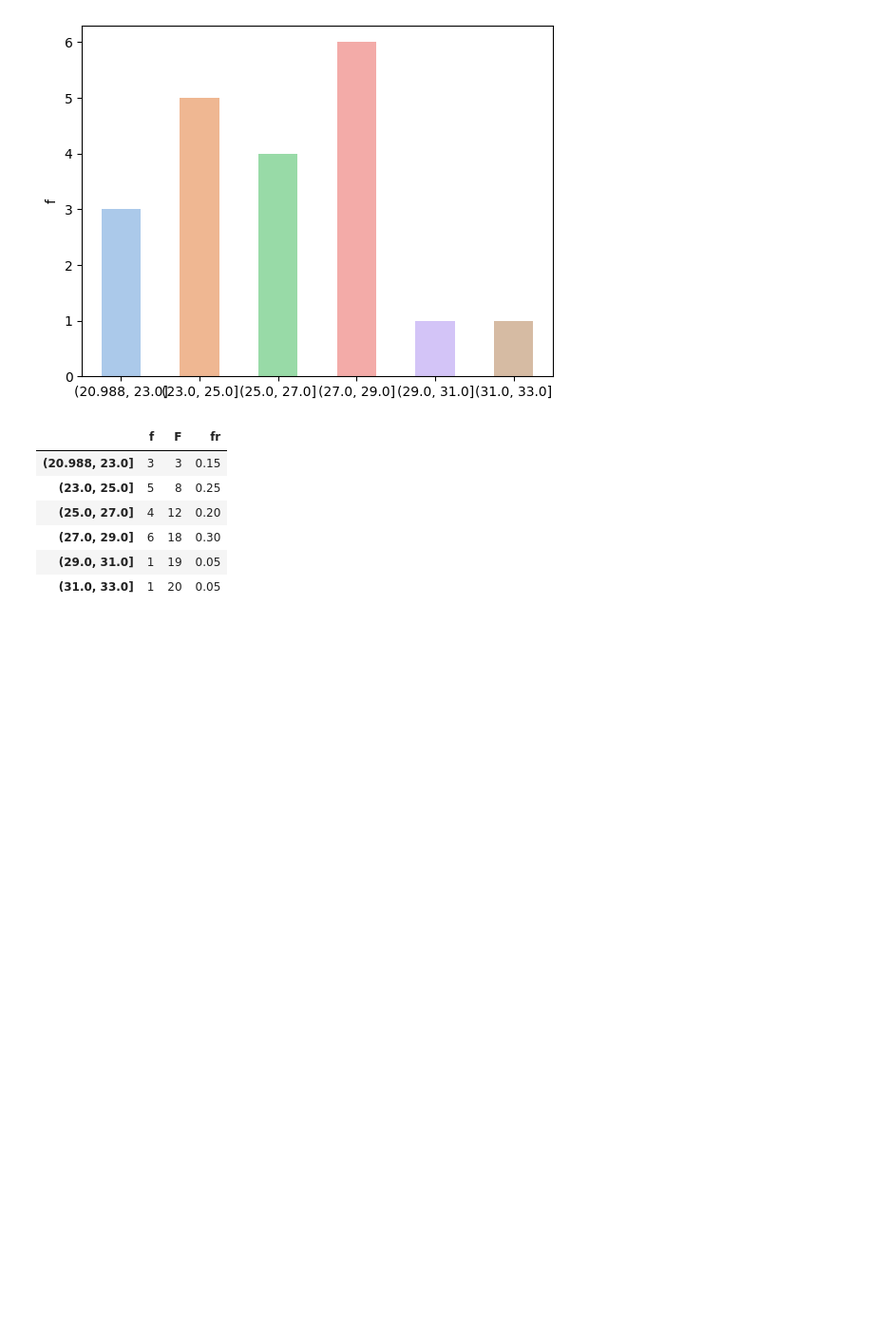
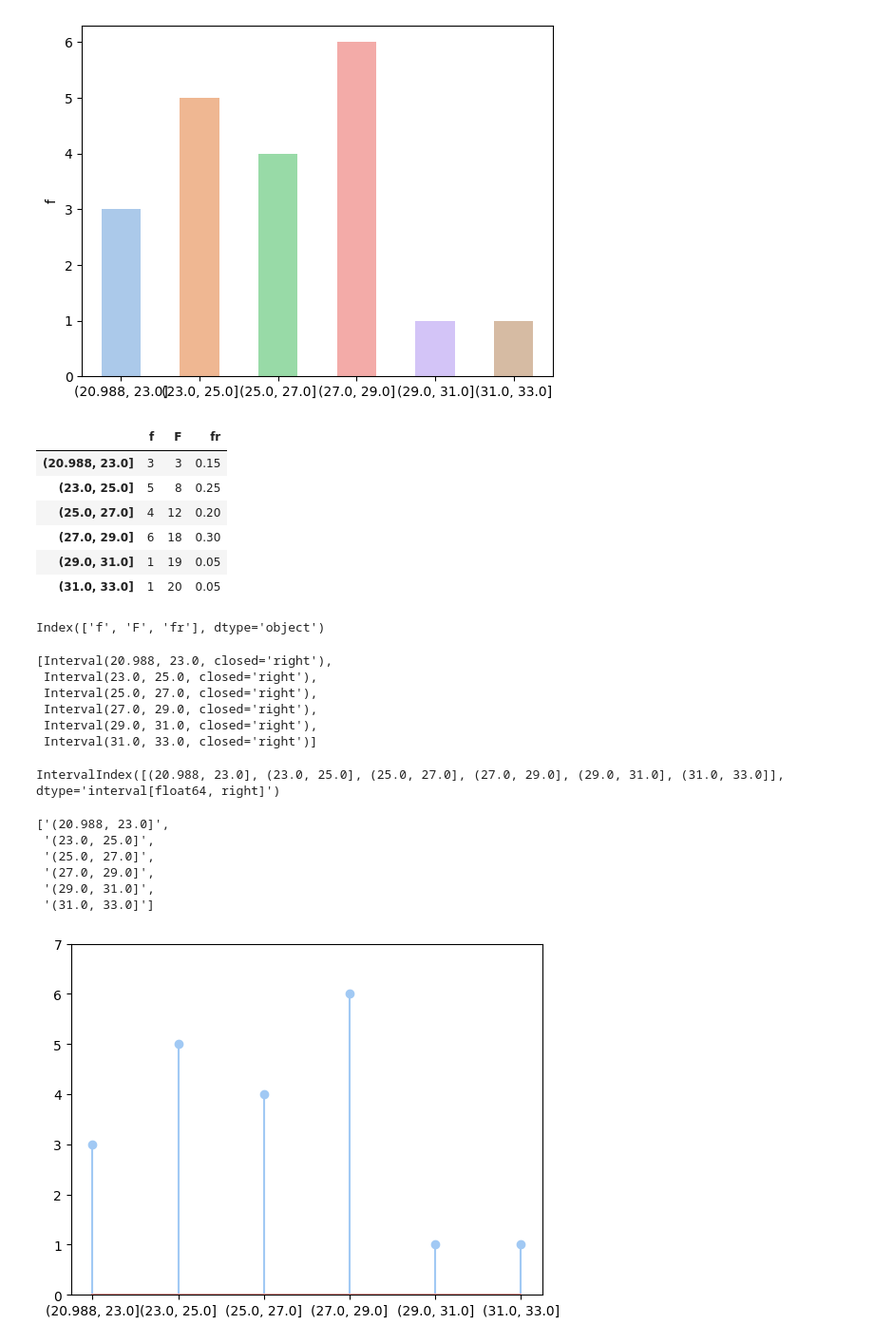
Before and after one commit to JesusMelendez/notebooks_prop_mce, a Jupyter notebook: estadistica.ipynb, the cells around one changed output. Shown: that part at 95% size. Cells and saved outputs as stored; diff of their text form; code cells hidden in the pictures; blank space fills up the shorter version.

```diff
--- a/estadistica.ipynb
+++ b/estadistica.ipynb
@@ -166,3 +166,47 @@ tabla_f_dos
 | (27.0, 29.0] | 6 | 18 | 0.30 |
 | (29.0, 31.0] | 1 | 19 | 0.05 |
 | (31.0, 33.0] | 1 | 20 | 0.05 |
+# %%
+tabla_f_dos.columns
+# %% [output]
+Index(['f', 'F', 'fr'], dtype='object')
+# %%
+list(tabla_f_dos.index)
+# %% [output]
+[Interval(20.988, 23.0, closed='right'),
+ Interval(23.0, 25.0, closed='right'),
+ Interval(25.0, 27.0, closed='right'),
+ Interval(27.0, 29.0, closed='right'),
+ Interval(29.0, 31.0, closed='right'),
+ Interval(31.0, 33.0, closed='right')]
+# %%
+tabla_f_dos.index.categories
+# %% [output]
+IntervalIndex([(20.988, 23.0], (23.0, 25.0], (25.0, 27.0], (27.0, 29.0], (29.0, 31.0], (31.0, 33.0]], dtype='interval[float64, right]')
+# %%
+text=tabla_f_dos.index.categories
+def to_text(i):
+    i = str(i)
+    return i
+salida=text.map(to_text)
+salida=list(salida)
+# %%
+salida
+# %% [output]
+['(20.988, 23.0]',
+ '(23.0, 25.0]',
+ '(25.0, 27.0]',
+ '(27.0, 29.0]',
+ '(29.0, 31.0]',
+ '(31.0, 33.0]']
+# %%
+import matplotlib.pyplot as plt
+
+
+fig, ax = plt.subplots()
+
+ax.stem(salida,tabla_f_dos['f'])
+ax.set(ylim=(0,np.max(tabla_f_dos['f']) +1 ))
+plt.show()
+# %% [output]
+[figure, added]
```
Also changed, not shown: parts of 6 cells of this notebook.
